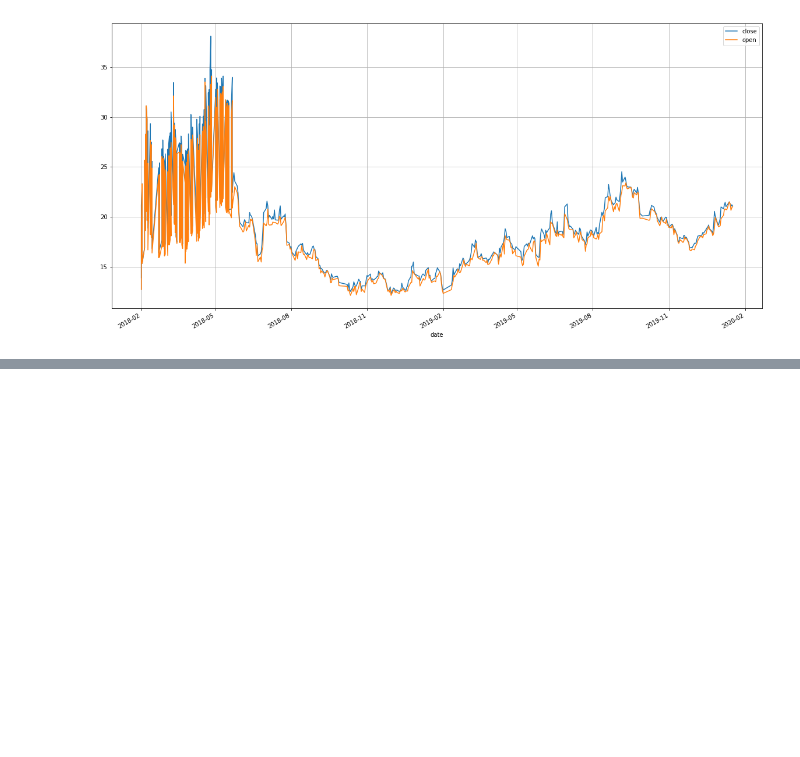
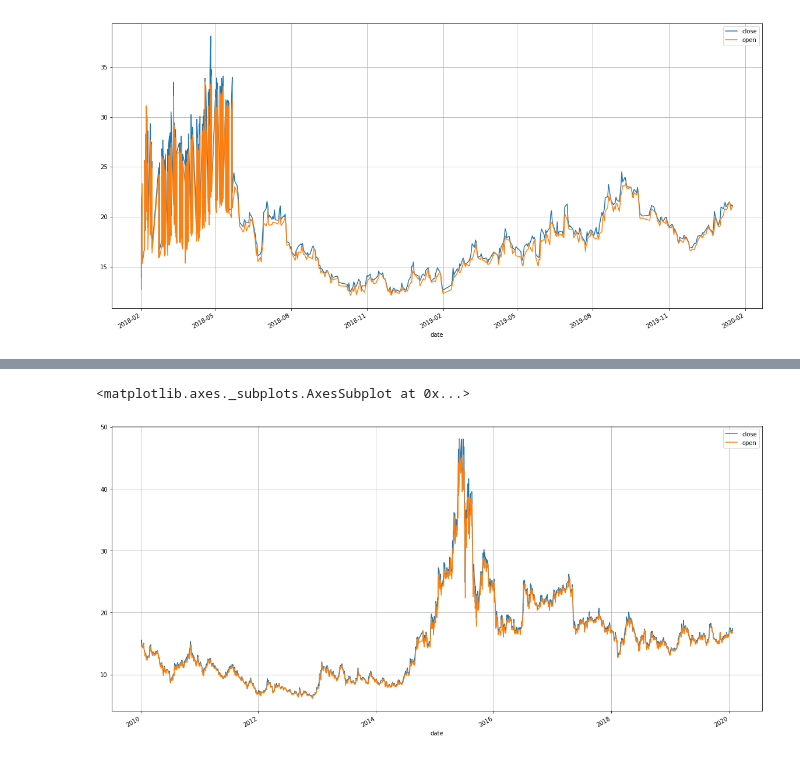
Before and after one commit to chaodongqu/py_research, a Jupyter notebook: tongxinda_data_test.ipynb, the cells around one changed output, grey strips where cells are left out. Drawn from its saved outputs; the diff is of its cells as text; code cells hidden in the pictures; blank space fills up the shorter version.

```diff
--- a/tongxinda_data_test.ipynb
+++ b/tongxinda_data_test.ipynb
@@ -17,3 +17,7 @@ dt[['close','open']].plot(grid=True, figsize=(20, 10))
 # %% [output]
 <matplotlib.axes._subplots.AxesSubplot at 0x...>
 [figure]
+# %%
+f= "/Users/quchaodong/stu/py_research/tmp/edata/SZ#000768.txt"
+dt = txd.read_txt_data(f)
+print(dt.tail(1))
@@ -19,0 +44,5 @@ dt[['close','open']].plot(grid=True, figsize=(20, 10))
+# %%
+dt[['close','open']].plot(grid=True, figsize=(20, 10))
+# %% [output]
+<matplotlib.axes._subplots.AxesSubplot at 0x...>
+[figure, added]
```
Also changed, not shown: parts of 5 cells of this notebook, 36 other files.
